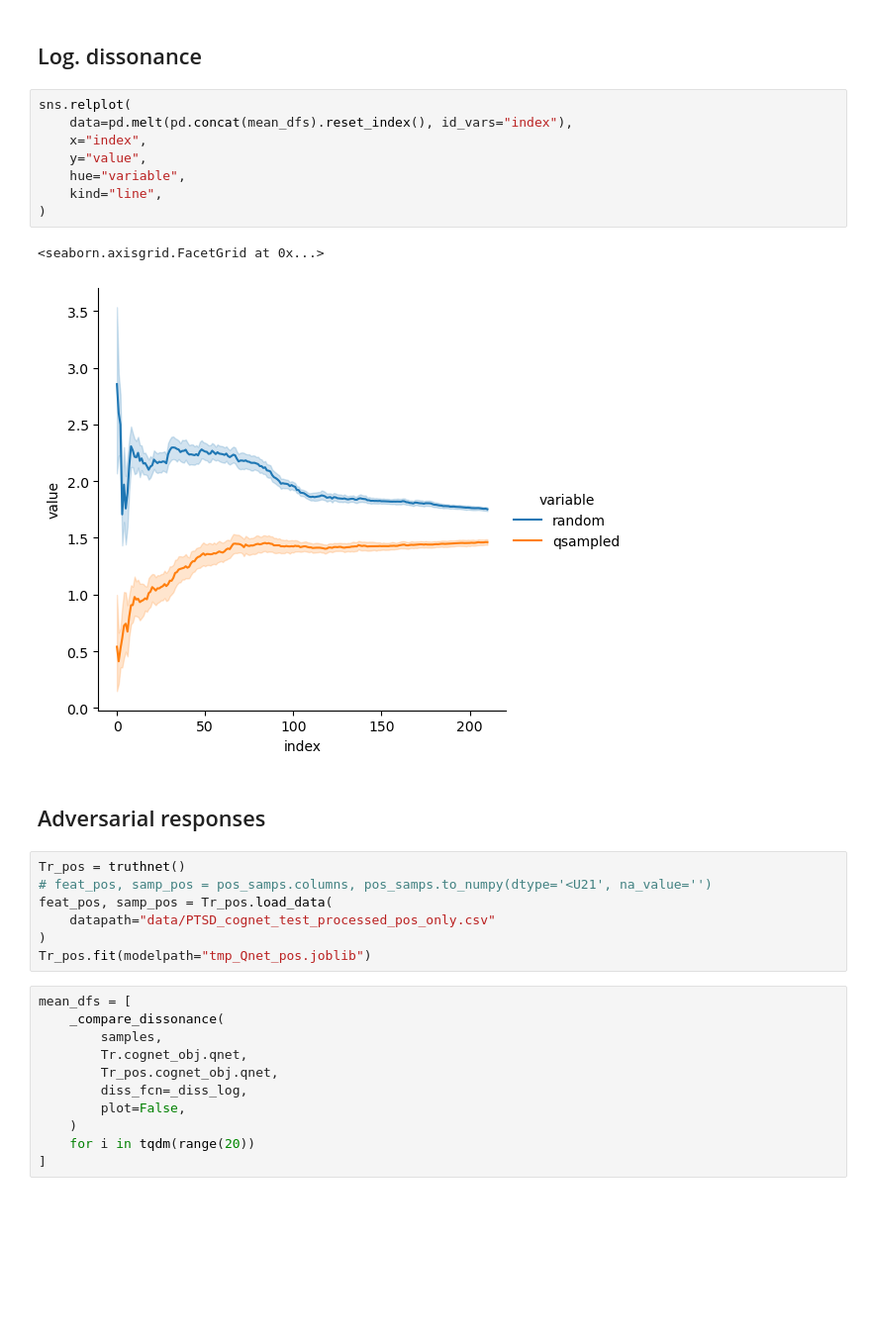
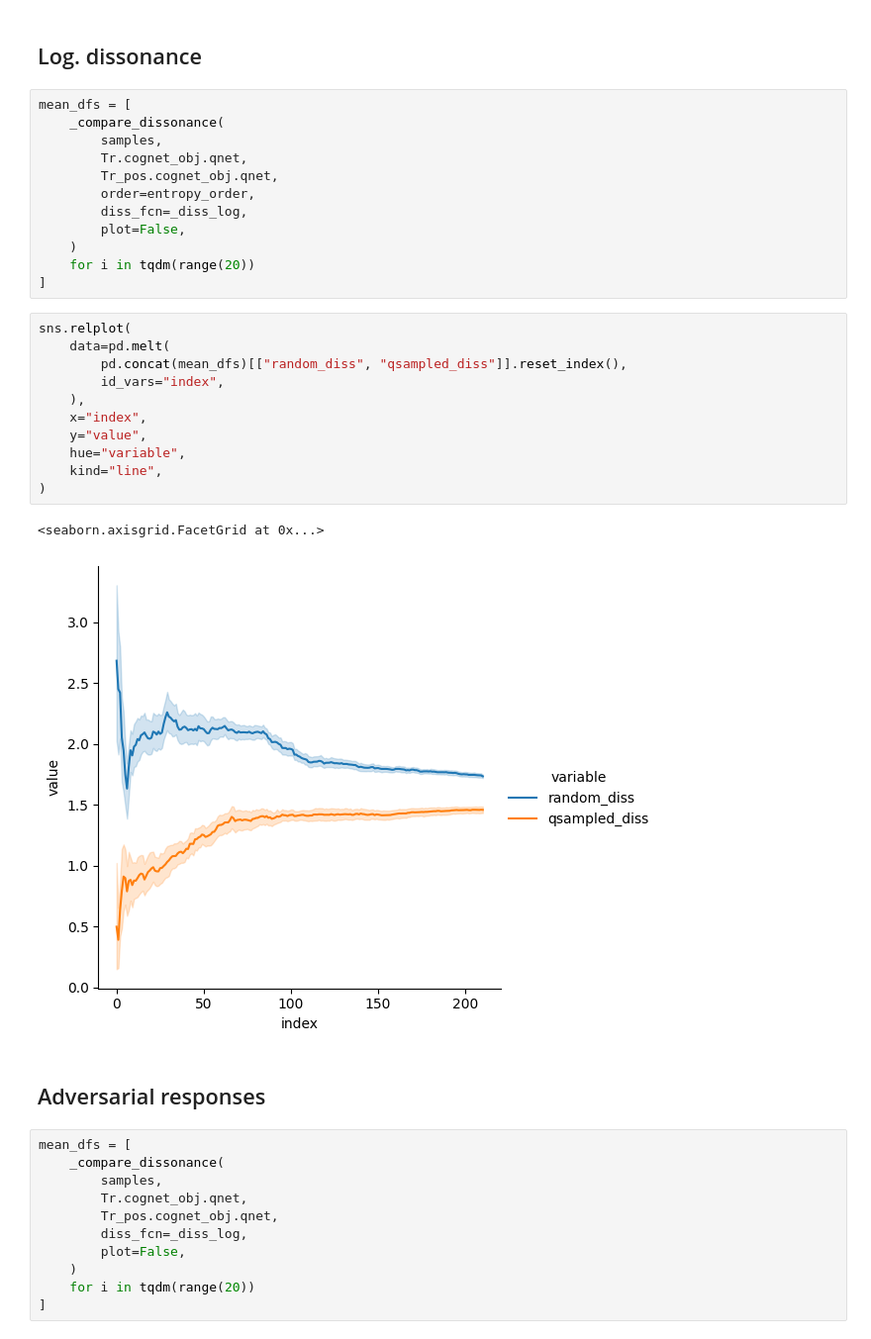
Before and after one commit to zeroknowledgediscovery/truthnet, a Jupyter notebook: notebooks/examples_testing.ipynb, the cells around one changed output. Shown at 99% size. Cells and saved outputs as stored; diff of their text form; blank space fills up the shorter version.

```diff
--- a/notebooks/examples_testing.ipynb
+++ b/notebooks/examples_testing.ipynb
@@ -179,25 +204,33 @@ sns.relplot(
 # %% [markdown]
 ## Log. dissonance
+# %%
+mean_dfs = [
+    _compare_dissonance(
+        samples,
+        Tr.cognet_obj.qnet,
+        Tr_pos.cognet_obj.qnet,
+        order=entropy_order,
+        diss_fcn=_diss_log,
+        plot=False,
+    )
+    for i in tqdm(range(20))
+]
 # %%
 sns.relplot(
-    data=pd.melt(pd.concat(mean_dfs).reset_index(), id_vars="index"),
+    data=pd.melt(
+        pd.concat(mean_dfs)[["random_diss", "qsampled_diss"]].reset_index(),
+        id_vars="index",
+    ),
     x="index",
     y="value",
     hue="variable",
     kind="line",
 )
 # %% [output]
 <seaborn.axisgrid.FacetGrid at 0x...>
-[figure, old version]
+[figure, new version]
 # %% [markdown]
 ## Adversarial responses
-# %%
-Tr_pos = truthnet()
-# feat_pos, samp_pos = pos_samps.columns, pos_samps.to_numpy(dtype='<U21', na_value='')
-feat_pos, samp_pos = Tr_pos.load_data(
-    datapath="data/PTSD_cognet_test_processed_pos_only.csv"
-)
-Tr_pos.fit(modelpath="tmp_Qnet_pos.joblib")
 # %%
 mean_dfs = [
     _compare_dissonance(
```
Also changed, not shown: parts of 15 cells of this notebook, 2 other files.
